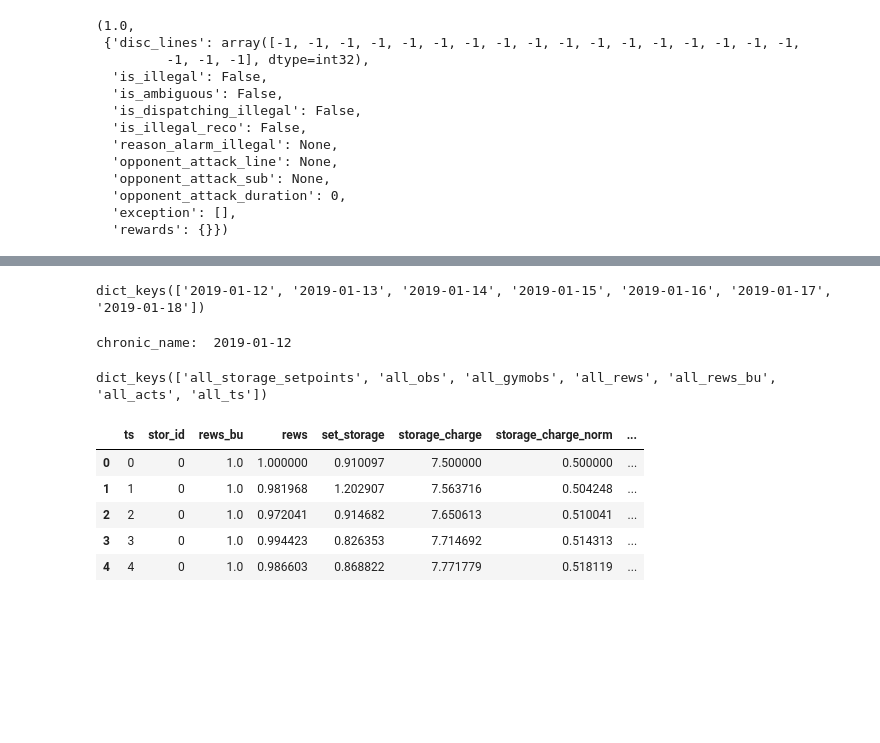
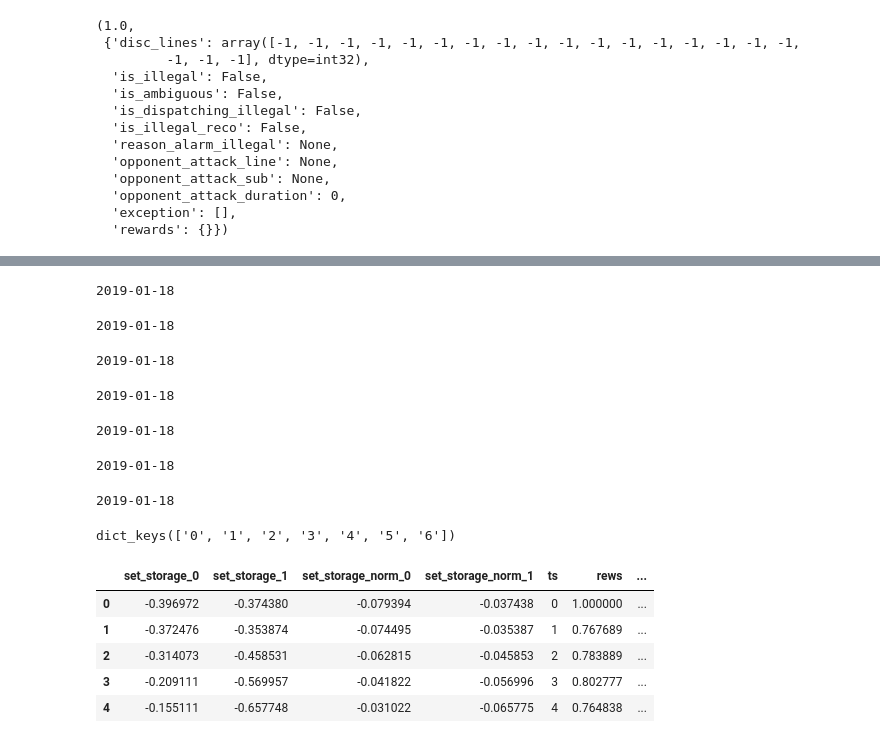
Before and after one commit to gaetanserre/L2RPN-WCCI-Baselines, a Jupyter notebook: RL/study_actions_case14_gymenv.ipynb, the cells around one changed output, grey strips where cells are left out. Cells and saved outputs as stored; diff of their text form; code cells hidden in the pictures; blank space fills up the shorter version.

Commit message:
experiment with batteries setpoint but no power grid

```diff
--- a/RL/study_actions_case14_gymenv.ipynb
+++ b/RL/study_actions_case14_gymenv.ipynb
@@ -55,7 +59,7 @@ from GymEnvWithRecoWithDNWithShuffle import GymEnvWithRecoWithDNWithShuffle
 from run_trained_agents import BaselineAgent
 from stable_baselines3 import PPO
 
-def get_agent(weights_dir, env, safe_max_rho=0.2, limit_cs_margin=-1):
+def get_agent(weights_dir, env, safe_max_rho=0.2, limit_cs_margin=-1, ind=2, gymenv_class = GymEnvWithSetPoint):
     """this is basically a copy paste of the PPO_SB3 evaluate function with some minor modification
     used to load the correct weights
     """
@@ -65,7 +69,7 @@ def get_agent(weights_dir, env, safe_max_rho=0.2, limit_cs_margin=-1):
     # compute the score of said agent
     with open(os.path.join(submission_dir, "preprocess_obs.json"), 'r', encoding="utf-8") as f:
         obs_space_kwargs = json.load(f)
-    obs_space_kwargs["functs"] = {"storage_capacity_setpoint":
+    obs_space_kwargs["functs"] = {"storage_setpoint":
                                         (lambda grid2op_obs: np.full(env.n_storage, env.parameters.INIT_STORAGE_CAPACITY), 0., 1.0, None, None)}
     with open(os.path.join(submission_dir, "preprocess_act.json"), 'r', encoding="utf-8") as f:
         act_space_kwargs = json.load(f)
@@ -80,7 +84,8 @@ def get_agent(weights_dir, env, safe_max_rho=0.2, limit_cs_margin=-1):
     with open(os.path.join(agent_dir, "dict_train_args.json"), encoding="utf-8", mode="r") as f:
         dict_train_args = json.load(fp=f)
     gymenv_kwargs = dict_train_args["gymenv_kwargs"]
-    gymenv_kwargs.pop("safe_max_rho", None)
+    gymenv_kwargs["safe_max_rho"] = float(safe_max_rho)
+    del gymenv_kwargs["alpha"]
 
     # create the action and observation space
     gym_observation_space =  BoxGymObsSpace(env.observation_space,
@@ -108,7 +113,7 @@ def get_agent(weights_dir, env, safe_max_rho=0.2, limit_cs_margin=-1):
             gym_observation_space.normalize_attr(attr_nm)
 
     # create the gym environment for the PPO agent...
-    gymenv = GymEnvWithSetPoint(env, safe_max_rho=float(safe_max_rho), shuffle_chronics=False, **gymenv_kwargs)
+    gymenv = gymenv_class(env, shuffle_chronics=False, ind=ind, **gymenv_kwargs)
     gymenv.action_space.close()
     gymenv.action_space = gym_action_space
     gymenv.observation_space.close()
@@ -220,39 +283,51 @@ Wrapping the env in a DummyVecEnv.
 # %%
 env_seeds = None
 env_seeds = get_env_seed("educ_case14_storage_custom")
-dict_res = run_episodes(agent, env_seeds = env_seeds)
+dict_res = run_episodes_only_gym(agent, env_seeds = env_seeds)
 dict_res.keys()
 # %% [output]
-dict_keys(['2019-01-12', '2019-01-13', '2019-01-14', '2019-01-15', '2019-01-16', '2019-01-17', '2019-01-18'])
+2019-01-18
+2019-01-18
+2019-01-18
+2019-01-18
+2019-01-18
+2019-01-18
+2019-01-18
+dict_keys(['0', '1', '2', '3', '4', '5', '6'])
-# %%
-chronics_list = list(dict_res.keys())
-chronics_list.sort()
-chronic_name = chronics_list[0]
-print("chronic_name: ", chronic_name)
-dict_chronic = dict_res[chronic_name]
-dict_chronic.keys()
-# %% [output]
-chronic_name:  2019-01-12
-dict_keys(['all_storage_setpoints', 'all_obs', 'all_gymobs', 'all_rews', 'all_rews_bu', 'all_acts', 'all_ts'])
 # %%
-data_w = pd.concat([
-            pd.DataFrame(dict_chronic["all_acts"], columns = ["set_storage_0", "set_storage_1"]), # nan for action at final ts
-            pd.DataFrame({col[4:]:dict_chronic[col] for col in ("all_ts", "all_rews", "all_rews_bu")}),
-            pd.DataFrame(dict_chronic["all_storage_setpoints"][dict_chronic["all_ts"],:], columns = ["storage_setpoint_0", "storage_setpoint_1"]),
-            pd.DataFrame([obs.storage_charge for obs in dict_chronic["all_obs"]], columns = ["storage_charge_0", "storage_charge_1"]),
-            pd.DataFrame([gym_obs_get_attr(gym_env, gym_obs, "storage_charge") for gym_obs in dict_chronic["all_gymobs"]], columns = ["storage_charge_norm_0", "storage_charge_norm_1"]),
-            # pd.DataFrame([gym_env.action_space.from_gym(gymact).set_storage for gymact in dict_chronic["all_acts"]], columns = ["set_storage_0", "set_storage_1"])
-            ], axis = 1)
+chronics_list = list(dict_res.keys())
+chronics_list.sort()
+data_w = pd.DataFrame([])
+for ep_id, chronic_name in enumerate(chronics_list):
+    dict_chronic = dict_res[chronic_name]
+    data_w_tmp = pd.concat([
+                pd.DataFrame(dict_chronic["all_gymacts"] * gym_env.action_space._multiply["set_storage"] + gym_env.action_space._add["set_storage"], columns = ["set_storage_0", "set_storage_1"]), # nan for action at final ts
+                pd.DataFrame(dict_chronic["all_gymacts"], columns = ["set_storage_norm_0", "set_storage_norm_1"]), # nan for action at final ts
+                pd.DataFrame({col[4:]:dict_chronic[col] for col in ("all_ts", "all_rews")}),
+                pd.DataFrame(dict_chronic["all_storage_setpoints"][dict_chronic["all_ts"][:-1],:], columns = ["storage_setpoint_0", "storage_setpoint_1"]),
+                # pd.DataFrame([obs.storage_charge for obs in dict_chronic["all_obs"]], columns = ["storage_charge_0", "storage_charge_1"]),
+                # pd.DataFrame([obs.storage_power_target for obs in dict_chronic["all_obs"]], columns = ["storage_power_target_0", "storage_power_target_1"]),
+                # pd.DataFrame([obs.storage_power for obs in dict_chronic["all_obs"]], columns = ["storage_power_0", "storage_power_1"]),
+                pd.DataFrame([gym_obs_get_attr(gym_env, gym_obs, "storage_charge") for gym_obs in dict_chronic["all_gymobs"]], columns = ["storage_charge_norm_0", "storage_charge_norm_1"]),
+                pd.DataFrame(np.array([gym_obs_get_attr(gym_env, gym_obs, "storage_charge") for gym_obs in dict_chronic["all_gymobs"]]) * gym_env.observation_space._divide["storage_charge"] + gym_env.observation_space._subtract["storage_charge"],
+                    columns = ["storage_charge_0", "storage_charge_1"]),
+                # pd.DataFrame([gym_obs_get_attr(gym_env, gym_obs, "storage_power") for gym_obs in dict_chronic["all_gymobs"]], columns = ["storage_power_norm_0", "storage_power_norm_1"]),
+                # pd.DataFrame(np.array([gym_obs_get_attr(gym_env, gym_obs, "storage_power") for gym_obs in dict_chronic["all_gymobs"]]) * gym_env.observation_space._divide["storage_power"]  + gym_env.observation_space._subtract["storage_power"],
+                    # columns = ["storage_power_0", "storage_power_1"]),
+                # pd.DataFrame([gym_env.action_space.from_gym(gymact).set_storage for gymact in dict_chronic["all_acts"]], columns = ["set_storage_0", "set_storage_1"])
+                ], axis = 1)
+    data_w_tmp["scenario_id"] = str(ep_id)
+    data_w = pd.concat([data_w, data_w_tmp], axis=0)
 # Unormaliazion
 # for i in range(env.n_storage):
 #     data[f"set_storage_{i}"] = data[f"set_storage_norm_{i}"] * gym_env.action_space._multiply["set_storage"][i] + gym_env.action_space._add["set_storage"][i]
 
-data = pd.wide_to_long(data_w, ["set_storage", "storage_charge", "storage_charge_norm", "storage_setpoint"], i="ts", j="stor_id", sep="_").reset_index()
-data.head()
+data = pd.wide_to_long(data_w, ["set_storage", "set_storage_norm", "storage_charge", "storage_charge_norm", "storage_setpoint", "storage_power"], i=["ts", "scenario_id"], j="stor_id", sep="_").reset_index()
+data_w.head(5)
 # %% [output]
-|  | ts | stor_id | rews_bu | rews | set_storage | storage_charge | storage_charge_norm | ... |
-| 0 | 0 | 0 | 1.0 | 1.000000 | 0.910097 | 7.500000 | 0.500000 | ... |
-| 1 | 1 | 0 | 1.0 | 0.981968 | 1.202907 | 7.563716 | 0.504248 | ... |
-| 2 | 2 | 0 | 1.0 | 0.972041 | 0.914682 | 7.650613 | 0.510041 | ... |
-| 3 | 3 | 0 | 1.0 | 0.994423 | 0.826353 | 7.714692 | 0.514313 | ... |
-| 4 | 4 | 0 | 1.0 | 0.986603 | 0.868822 | 7.771779 | 0.518119 | ... |
+|  | set_storage_0 | set_storage_1 | set_storage_norm_0 | set_storage_norm_1 | ts | rews | ... |
+| 0 | -0.396972 | -0.374380 | -0.079394 | -0.037438 | 0 | 1.000000 | ... |
+| 1 | -0.372476 | -0.353874 | -0.074495 | -0.035387 | 1 | 0.767689 | ... |
+| 2 | -0.314073 | -0.458531 | -0.062815 | -0.045853 | 2 | 0.783889 | ... |
+| 3 | -0.209111 | -0.569957 | -0.041822 | -0.056996 | 3 | 0.802777 | ... |
+| 4 | -0.155111 | -0.657748 | -0.031022 | -0.065775 | 4 | 0.764838 | ... |
```
Also changed, not shown: parts of 10 cells of this notebook, 6 other files.
